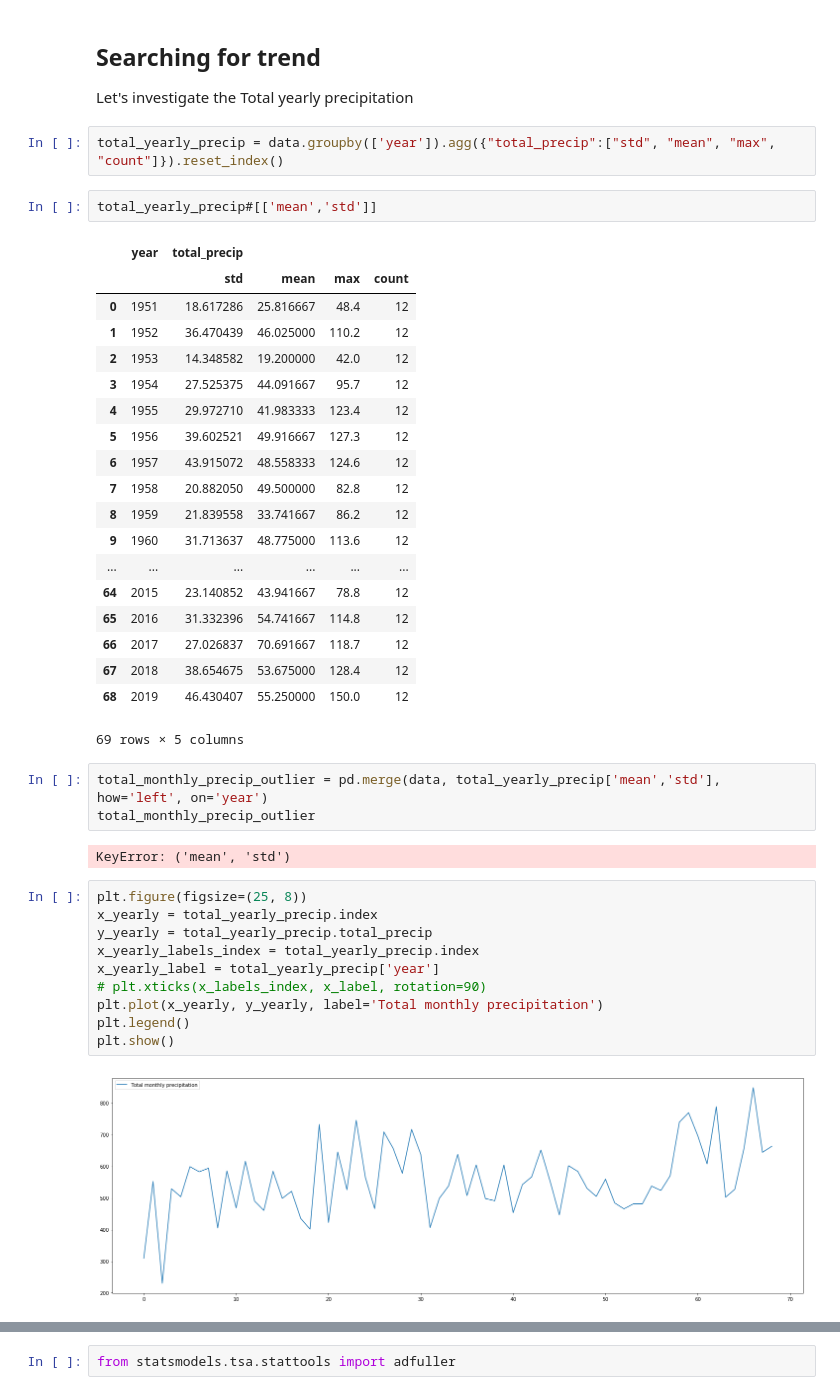
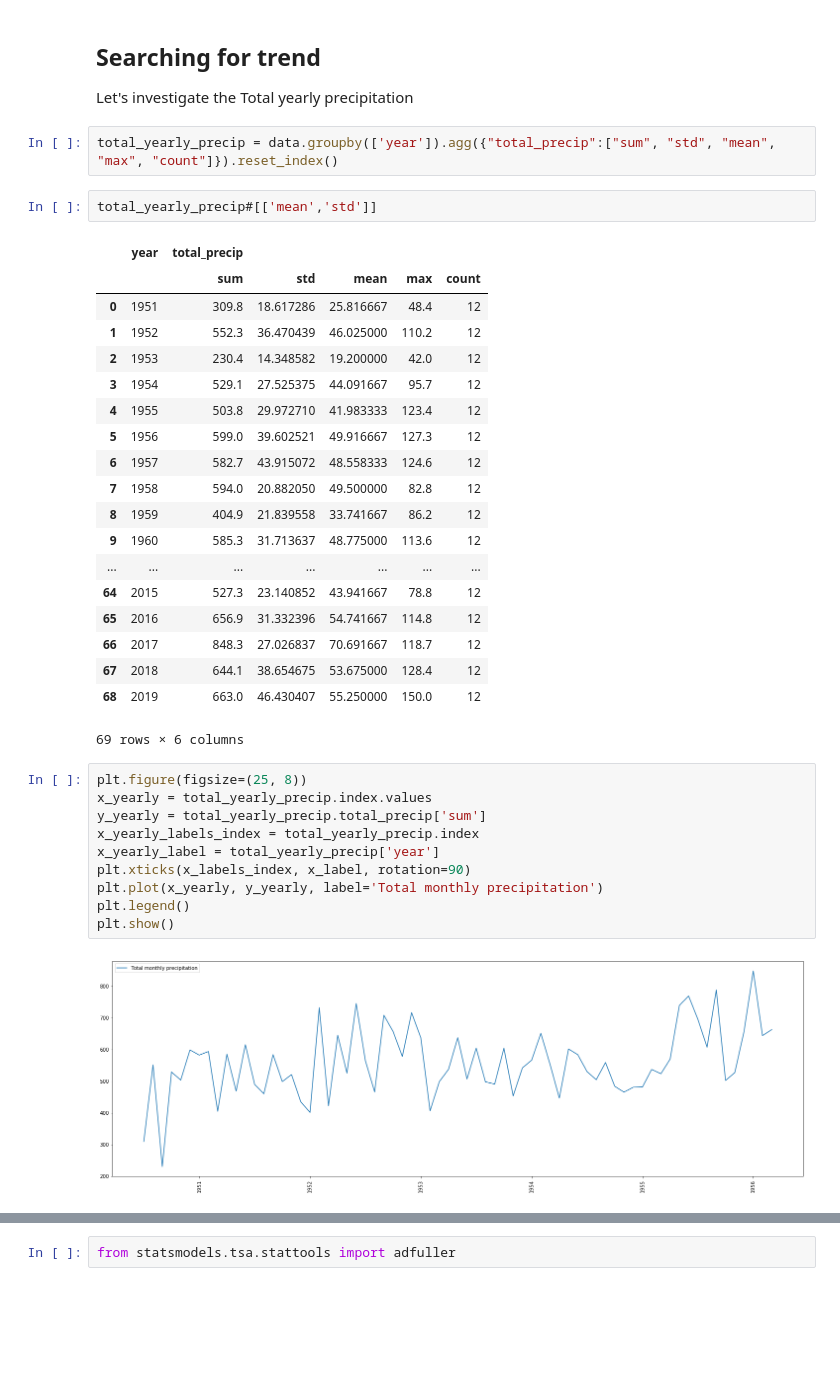
Before and after one commit to PiotrekPluta/Precipitation_Analysis_in_Wizna, a Jupyter notebook: 03_Explore_precipitation_data.ipynb, the cells around one changed output, grey strips where cells are left out. Drawn from its saved outputs; the diff is of its cells as text; blank space fills up the shorter version.

```diff
--- a/03_Explore_precipitation_data.ipynb
+++ b/03_Explore_precipitation_data.ipynb
@@ -54,43 +58,38 @@ over recent 13 years during summer months but this does not prove existance of t
 ## Searching for trend
 Let's investigate the Total yearly precipitation
 # %%
-total_yearly_precip = data.groupby(['year']).agg({"total_precip":["std", "mean", "max", "count"]}).reset_index()
+total_yearly_precip = data.groupby(['year']).agg({"total_precip":["sum", "std", "mean", "max", "count"]}).reset_index()
 # %%
 total_yearly_precip#[['mean','std']]
 # %% [output]
-|  | year | total_precip |  |  |  |
-|  |  | std | mean | max | count |
-| 0 | 1951 | 18.617286 | 25.816667 | 48.4 | 12 |
-| 1 | 1952 | 36.470439 | 46.025000 | 110.2 | 12 |
-| 2 | 1953 | 14.348582 | 19.200000 | 42.0 | 12 |
-| 3 | 1954 | 27.525375 | 44.091667 | 95.7 | 12 |
-| 4 | 1955 | 29.972710 | 41.983333 | 123.4 | 12 |
-| 5 | 1956 | 39.602521 | 49.916667 | 127.3 | 12 |
-| 6 | 1957 | 43.915072 | 48.558333 | 124.6 | 12 |
-| 7 | 1958 | 20.882050 | 49.500000 | 82.8 | 12 |
-| 8 | 1959 | 21.839558 | 33.741667 | 86.2 | 12 |
-| 9 | 1960 | 31.713637 | 48.775000 | 113.6 | 12 |
-| ... | ... | ... | ... | ... | ... |
-| 64 | 2015 | 23.140852 | 43.941667 | 78.8 | 12 |
-| 65 | 2016 | 31.332396 | 54.741667 | 114.8 | 12 |
-| 66 | 2017 | 27.026837 | 70.691667 | 118.7 | 12 |
-| 67 | 2018 | 38.654675 | 53.675000 | 128.4 | 12 |
-| 68 | 2019 | 46.430407 | 55.250000 | 150.0 | 12 |
+|  | year | total_precip |  |  |  |  |
+|  |  | sum | std | mean | max | count |
+| 0 | 1951 | 309.8 | 18.617286 | 25.816667 | 48.4 | 12 |
+| 1 | 1952 | 552.3 | 36.470439 | 46.025000 | 110.2 | 12 |
+| 2 | 1953 | 230.4 | 14.348582 | 19.200000 | 42.0 | 12 |
+| 3 | 1954 | 529.1 | 27.525375 | 44.091667 | 95.7 | 12 |
+| 4 | 1955 | 503.8 | 29.972710 | 41.983333 | 123.4 | 12 |
+| 5 | 1956 | 599.0 | 39.602521 | 49.916667 | 127.3 | 12 |
+| 6 | 1957 | 582.7 | 43.915072 | 48.558333 | 124.6 | 12 |
+| 7 | 1958 | 594.0 | 20.882050 | 49.500000 | 82.8 | 12 |
+| 8 | 1959 | 404.9 | 21.839558 | 33.741667 | 86.2 | 12 |
+| 9 | 1960 | 585.3 | 31.713637 | 48.775000 | 113.6 | 12 |
+| ... | ... | ... | ... | ... | ... | ... |
+| 64 | 2015 | 527.3 | 23.140852 | 43.941667 | 78.8 | 12 |
+| 65 | 2016 | 656.9 | 31.332396 | 54.741667 | 114.8 | 12 |
+| 66 | 2017 | 848.3 | 27.026837 | 70.691667 | 118.7 | 12 |
+| 67 | 2018 | 644.1 | 38.654675 | 53.675000 | 128.4 | 12 |
+| 68 | 2019 | 663.0 | 46.430407 | 55.250000 | 150.0 | 12 |
-69 rows × 5 columns
+69 rows × 6 columns
-# %%
-total_monthly_precip_outlier = pd.merge(data, total_yearly_precip['mean','std'], how='left', on='year')
-total_monthly_precip_outlier
-# %% [output]
-KeyError: ('mean', 'std')
 # %%
 plt.figure(figsize=(25, 8))
-x_yearly = total_yearly_precip.index
-y_yearly = total_yearly_precip.total_precip
+x_yearly = total_yearly_precip.index.values
+y_yearly = total_yearly_precip.total_precip['sum']
 x_yearly_labels_index = total_yearly_precip.index
 x_yearly_label = total_yearly_precip['year']
-# plt.xticks(x_labels_index, x_label, rotation=90)
+plt.xticks(x_labels_index, x_label, rotation=90)
 plt.plot(x_yearly, y_yearly, label='Total monthly precipitation')
 plt.legend()
 plt.show()
 # %% [output]
-[figure, old version]
+[figure, new version]
```
Also changed, not shown: parts of 21 cells of this notebook, 4 other files.
